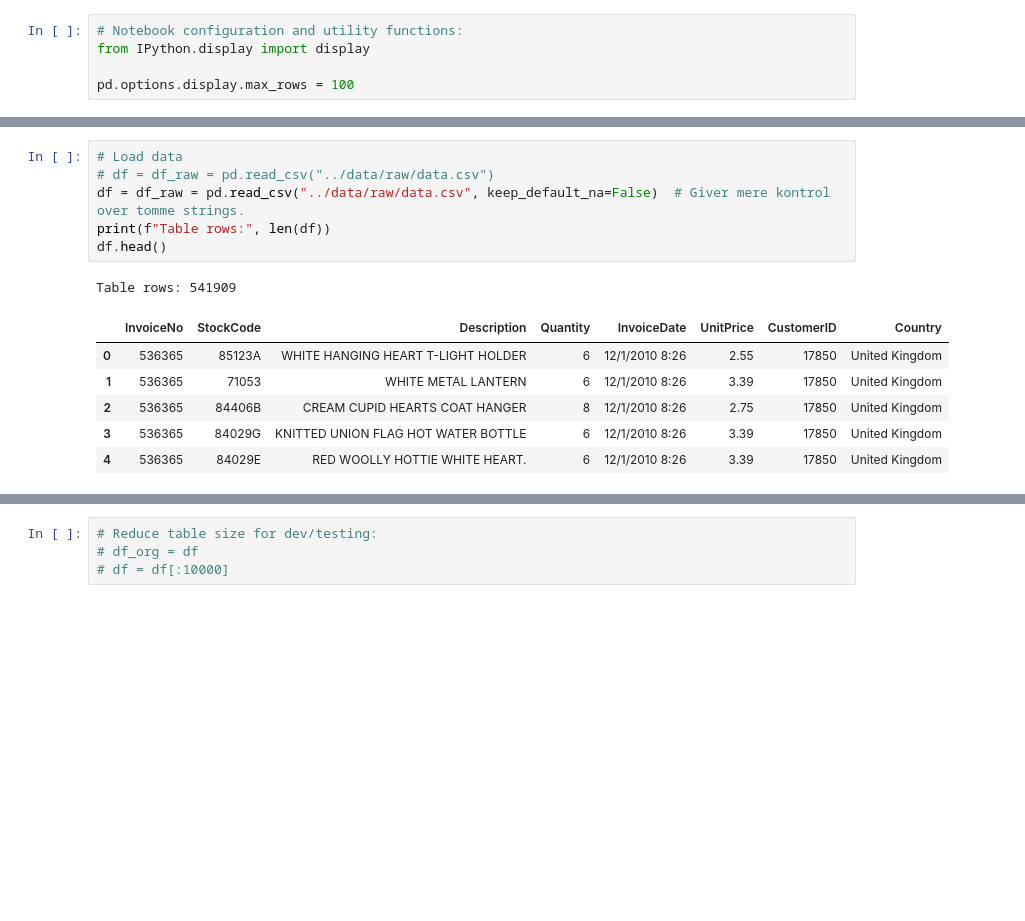
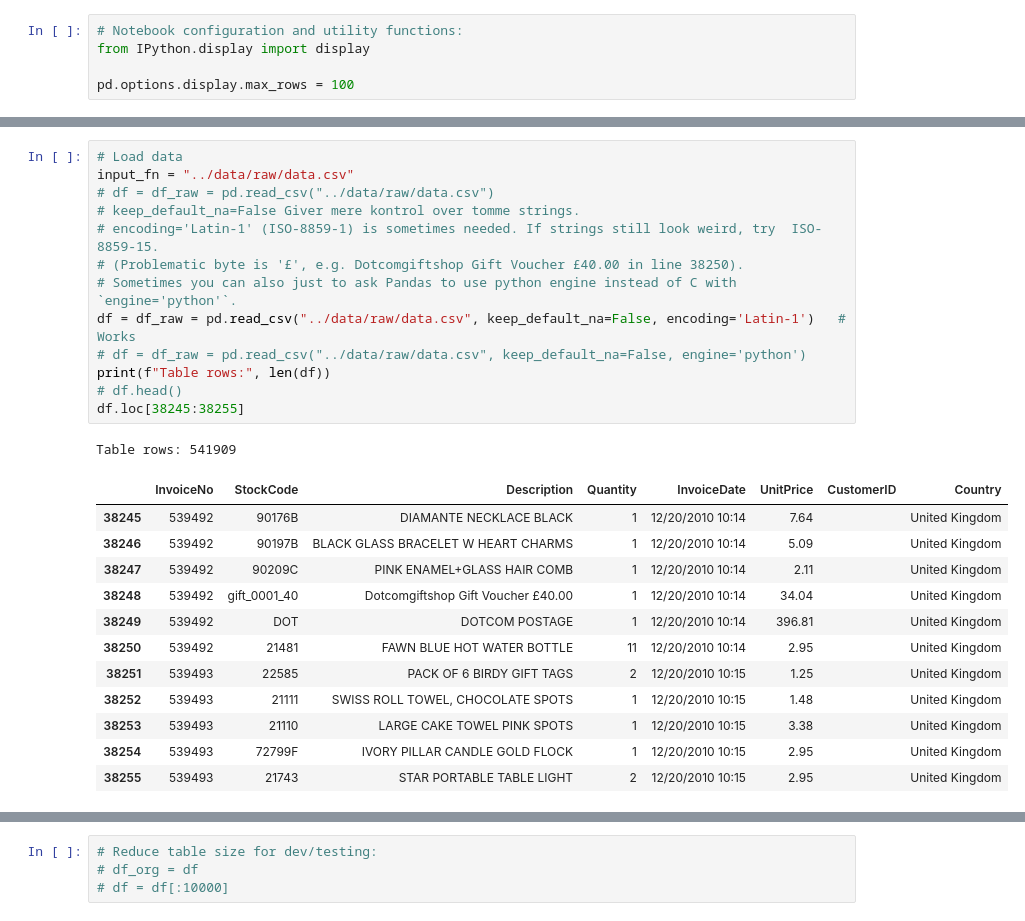
Before and after one commit to scholer/Whiteaway-case, a Jupyter notebook: notebooks/Scratchpad.ipynb, the cells around one changed output, grey strips where cells are left out. Drawn from its saved outputs; the diff is of its cells as text; blank space fills up the shorter version.

```diff
--- a/notebooks/Scratchpad.ipynb
+++ b/notebooks/Scratchpad.ipynb
@@ -32,14 +36,27 @@ ModuleNotFoundError: No module named 'kaggle'
 # %%
 # Load data
+input_fn = "../data/raw/data.csv"
 # df = df_raw = pd.read_csv("../data/raw/data.csv")
-df = df_raw = pd.read_csv("../data/raw/data.csv", keep_default_na=False)  # Giver mere kontrol over tomme strings.
+# keep_default_na=False Giver mere kontrol over tomme strings.
+# encoding='Latin-1' (ISO-8859-1) is sometimes needed. If strings still look weird, try  ISO-8859-15.
+# (Problematic byte is '£', e.g. Dotcomgiftshop Gift Voucher £40.00 in line 38250).
+# Sometimes you can also just to ask Pandas to use python engine instead of C with `engine='python'`.
+df = df_raw = pd.read_csv("../data/raw/data.csv", keep_default_na=False, encoding='Latin-1')   # Works
+# df = df_raw = pd.read_csv("../data/raw/data.csv", keep_default_na=False, engine='python')
 print(f"Table rows:", len(df))
-df.head()
+# df.head()
+df.loc[38245:38255]
 # %% [output]
 Table rows: 541909
 |  | InvoiceNo | StockCode | Description | Quantity | InvoiceDate | UnitPrice | CustomerID | Country |
-| 0 | 536365 | 85123A | WHITE HANGING HEART T-LIGHT HOLDER | 6 | 12/1/2010 8:26 | 2.55 | 17850 | United Kingdom |
-| 1 | 536365 | 71053 | WHITE METAL LANTERN | 6 | 12/1/2010 8:26 | 3.39 | 17850 | United Kingdom |
-| 2 | 536365 | 84406B | CREAM CUPID HEARTS COAT HANGER | 8 | 12/1/2010 8:26 | 2.75 | 17850 | United Kingdom |
-| 3 | 536365 | 84029G | KNITTED UNION FLAG HOT WATER BOTTLE | 6 | 12/1/2010 8:26 | 3.39 | 17850 | United Kingdom |
-| 4 | 536365 | 84029E | RED WOOLLY HOTTIE WHITE HEART. | 6 | 12/1/2010 8:26 | 3.39 | 17850 | United Kingdom |
+| 38245 | 539492 | 90176B | DIAMANTE NECKLACE BLACK | 1 | 12/20/2010 10:14 | 7.64 |  | United Kingdom |
+| 38246 | 539492 | 90197B | BLACK GLASS BRACELET W HEART CHARMS | 1 | 12/20/2010 10:14 | 5.09 |  | United Kingdom |
+| 38247 | 539492 | 90209C | PINK ENAMEL+GLASS HAIR COMB | 1 | 12/20/2010 10:14 | 2.11 |  | United Kingdom |
+| 38248 | 539492 | gift_0001_40 | Dotcomgiftshop Gift Voucher £40.00 | 1 | 12/20/2010 10:14 | 34.04 |  | United Kingdom |
+| 38249 | 539492 | DOT | DOTCOM POSTAGE | 1 | 12/20/2010 10:14 | 396.81 |  | United Kingdom |
+| 38250 | 539492 | 21481 | FAWN BLUE HOT WATER BOTTLE | 11 | 12/20/2010 10:14 | 2.95 |  | United Kingdom |
+| 38251 | 539493 | 22585 | PACK OF 6 BIRDY GIFT TAGS | 2 | 12/20/2010 10:15 | 1.25 |  | United Kingdom |
+| 38252 | 539493 | 21111 | SWISS ROLL TOWEL, CHOCOLATE SPOTS | 1 | 12/20/2010 10:15 | 1.48 |  | United Kingdom |
+| 38253 | 539493 | 21110 | LARGE CAKE TOWEL PINK SPOTS | 1 | 12/20/2010 10:15 | 3.38 |  | United Kingdom |
+| 38254 | 539493 | 72799F | IVORY PILLAR CANDLE GOLD FLOCK | 1 | 12/20/2010 10:15 | 2.95 |  | United Kingdom |
+| 38255 | 539493 | 21743 | STAR PORTABLE TABLE LIGHT | 2 | 12/20/2010 10:15 | 2.95 |  | United Kingdom |
```
Also changed, not shown: parts of 49 cells of this notebook, 17 other files.
